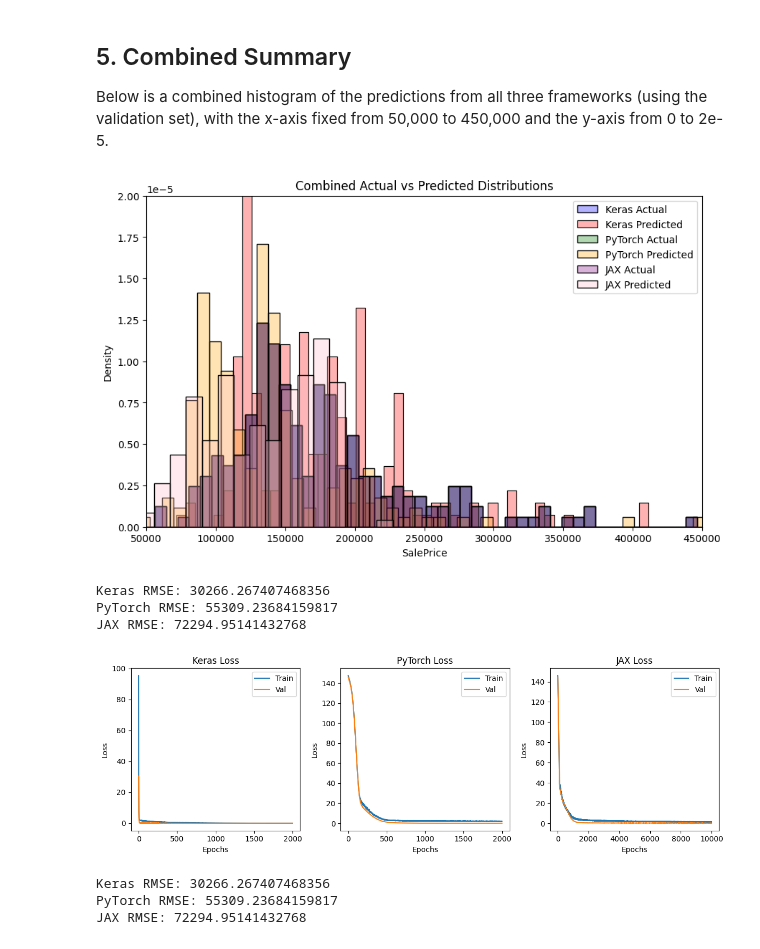
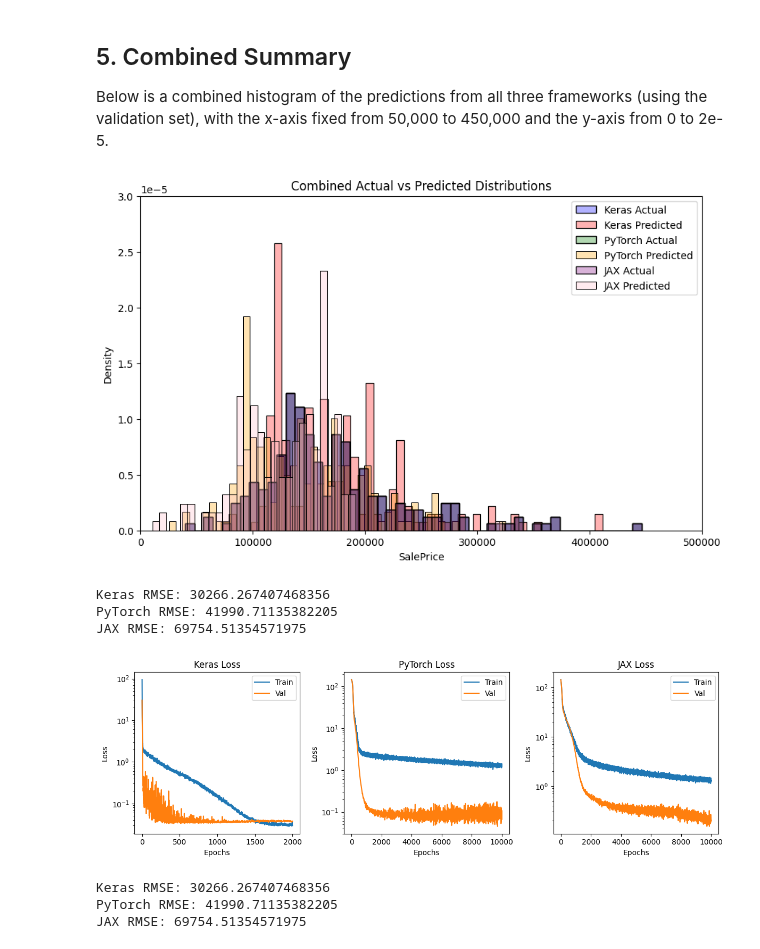
Before and after one commit to saleemaldajani/houseprice-prediction-using-neural-nets-saleemaldajani, a Jupyter notebook: combined_v10.ipynb, the cells around one changed output. Cells and saved outputs as stored; diff of their text form; code cells hidden in the pictures.

```diff
--- a/combined_v10.ipynb
+++ b/combined_v10.ipynb
@@ -311,9 +311,9 @@ model_keras.summary()
 
 # Phase 1: Train MSE only
 model_keras.compile(optimizer=keras.optimizers.Adam(1e-3), loss=mse_only_tf)
-history_keras_phase1 = model_keras.fit(X_train_scaled, y_train, epochs=2000, batch_size=32, validation_data=(X_val_scaled, y_val), verbose=1)
+history_keras_phase1 = model_keras.fit(X_train_scaled, y_train, epochs=400, batch_size=32, validation_data=(X_val_scaled, y_val), verbose=1)
 
 # Phase 2: Train MSE + KL
 model_keras.compile(optimizer=keras.optimizers.Adam(1e-3), loss=mse_plus_kl_tf)
-history_keras_phase2 = model_keras.fit(X_train_scaled, y_train, epochs=8000, batch_size=32, validation_data=(X_val_scaled, y_val), verbose=1)
+history_keras_phase2 = model_keras.fit(X_train_scaled, y_train, epochs=1600, batch_size=32, validation_data=(X_val_scaled, y_val), verbose=1)
 # %% [output]
@@ -824,8 +840,8 @@ sns.histplot(val_preds_jax, bins=50, color='pink', alpha=0.3, stat='density', la
 plt.xlabel('SalePrice')
 plt.ylabel('Density')
 plt.title('Combined Actual vs Predicted Distributions')
-plt.xlim(50000, 450000)
-plt.ylim(0, 2e-5)
+plt.xlim(0, 500000)
+plt.ylim(0, 3e-5)
 plt.legend()
 plt.show()
 
@@ -838,44 +854,44 @@ print("JAX RMSE:", rmse_jax)
 plt.figure(figsize=(12,4))
 
 plt.subplot(1,3,1)
 plt.plot(loss_keras, label='Train')
-plt.plot(val_loss_keras, label='Val')
+plt.semilogy(val_loss_keras, label='Val')
 plt.title('Keras Loss')
 plt.xlabel('Epochs')
 plt.ylabel('Loss')
 plt.legend()
 
 plt.subplot(1,3,2)
 plt.plot(pt_train_losses, label='Train')
-plt.plot(pt_val_losses, label='Val')
+plt.semilogy(pt_val_losses, label='Val')
 plt.title('PyTorch Loss')
 plt.xlabel('Epochs')
 plt.ylabel('Loss')
 plt.legend()
 
 plt.subplot(1,3,3)
 plt.plot(jax_losses, label='Train')
-plt.plot(jax_val_losses, label='Val')
+plt.semilogy(jax_val_losses, label='Val')
 plt.title('JAX Loss')
 plt.xlabel('Epochs')
 plt.ylabel('Loss')
 plt.legend()
 
 plt.tight_layout()
 plt.show()
 
 print('Keras RMSE:', rmse_keras)
 print('PyTorch RMSE:', rmse_torch)
 print('JAX RMSE:', rmse_jax)
 # %% [output]
-[figure, old version]
+[figure, new version]
 Keras RMSE: 30266.267407468356
-PyTorch RMSE: 55309.23684159817
-JAX RMSE: 72294.95141432768
+PyTorch RMSE: 41990.71135382205
+JAX RMSE: 69754.51354571975
-[figure, old version]
+[figure, new version]
 Keras RMSE: 30266.267407468356
-PyTorch RMSE: 55309.23684159817
-JAX RMSE: 72294.95141432768
+PyTorch RMSE: 41990.71135382205
+JAX RMSE: 69754.51354571975
 # %%
 plt.figure(figsize=(10,6))
 sns.histplot(y_val_actual_keras, bins=50, color='blue', alpha=0.3, stat='density', label='Keras Actual')
```
Also changed, not shown: parts of 9 cells of this notebook, 4 other files.
